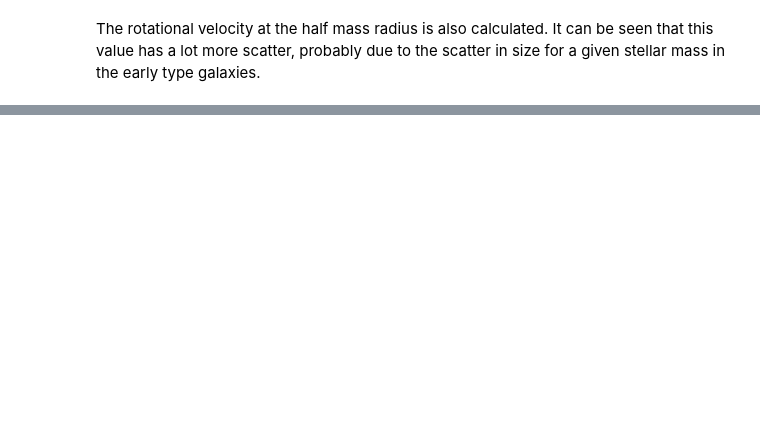
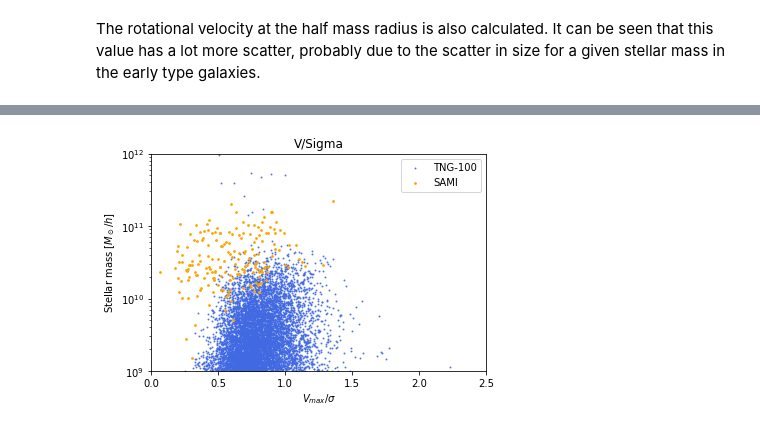
Before and after one commit to choisant/illustris-project, a Jupyter notebook: src/TFR.ipynb, the cells around one changed output, grey strips where cells are left out. Cells and saved outputs as stored; diff of their text form; code cells hidden in the pictures; blank space fills up the shorter version.

```diff
--- a/src/TFR.ipynb
+++ b/src/TFR.ipynb
@@ -63,0 +63,9 @@ plt.plot()
+# %%
+fig3, ax3 = plt.subplots()
+data["VSigma"] = data["CircVel"]/(data["SubhaloVelDisp"]*np.sqrt(3))
+data.plot.scatter(x="VSigma", y="SubhaloMassStellar",s=1, label = "TNG-100", alpha=0.8, color="royalblue", ax = ax3)
+sami.plot.scatter(x="vsigma_re", y="mstar",s=3, label = "SAMI", alpha=1, color="orange", ax = ax3)
+il.formatplot.VSigma_SM(title = "V/Sigma", ax = ax3)
+plt.show()
+# %% [output]
+[figure, added]
```
Also changed, not shown: parts of 3 cells of this notebook, 14 other files.
